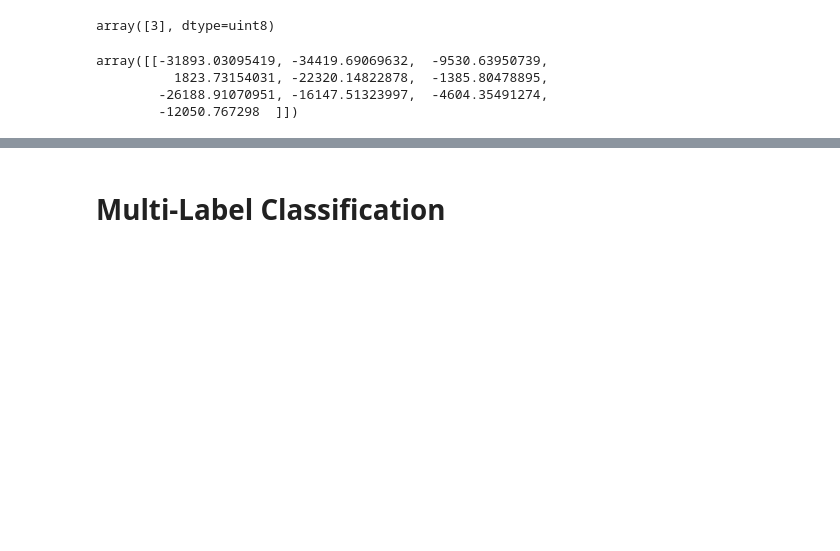
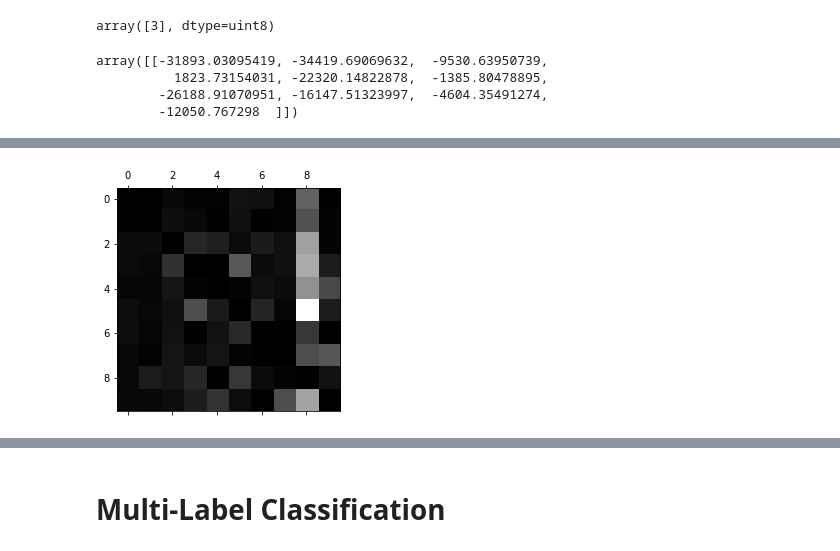
Before and after one commit to LovepreetSingh-09/ML_and_Deep_Learning, a Jupyter notebook: MNIST_Classification.ipynb, the cells around one changed output, grey strips where cells are left out. Saved outputs shown, nothing was run; the diff lists cells and outputs as text; code cells hidden in the pictures; blank space fills up the shorter version.

```diff
--- a/MNIST_Classification.ipynb
+++ b/MNIST_Classification.ipynb
@@ -359,7 +391,8 @@ norm_conf_mx = conf_mx / row_sums
 # %%
-np.fill_diagonal(norm_conf_mx, 0)
-#plt.matshow(norm_conf_mx, cmap=plt.cm.gray)
-#plt.show()
+plt.matshow(norm_conf_mx, cmap=plt.cm.gray)
+plt.show()
+# %% [output]
+[figure, added]
 # %%
 cl_a, cl_b = 3, 5
 
```
Also changed, not shown: parts of 12 cells of this notebook.
